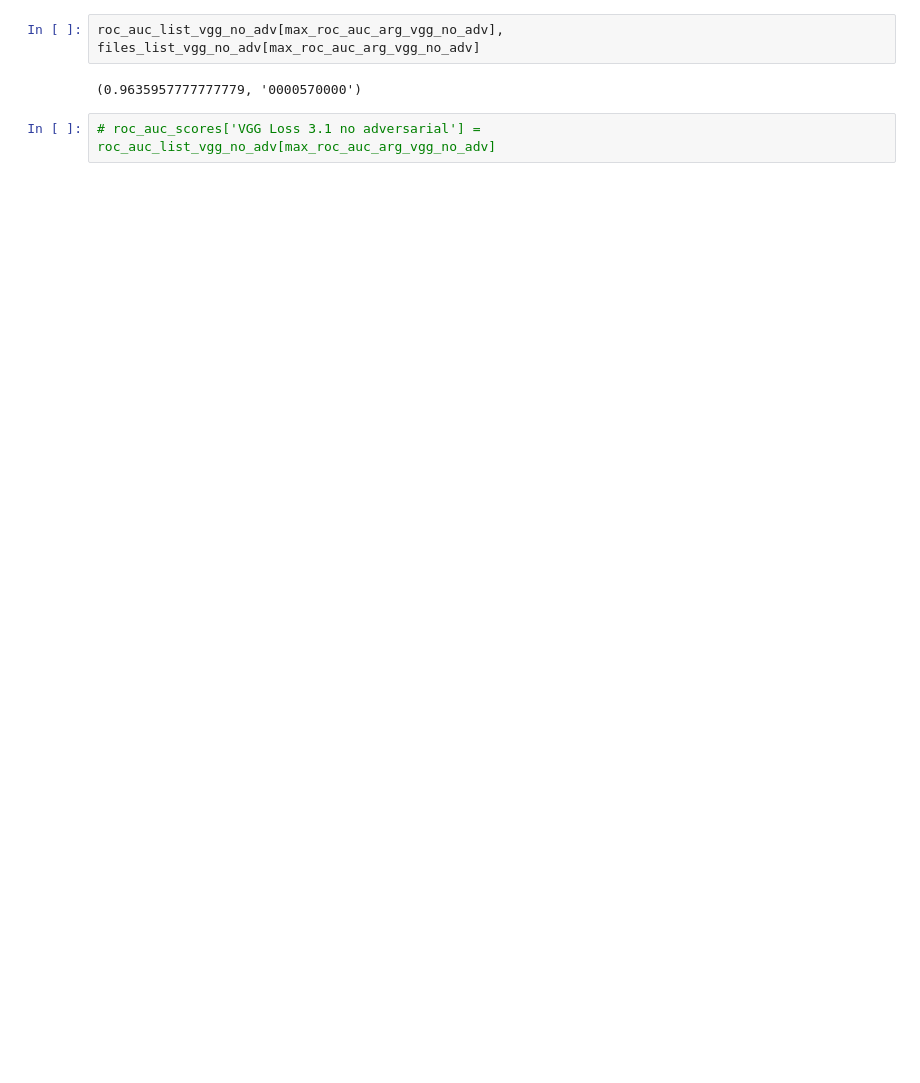
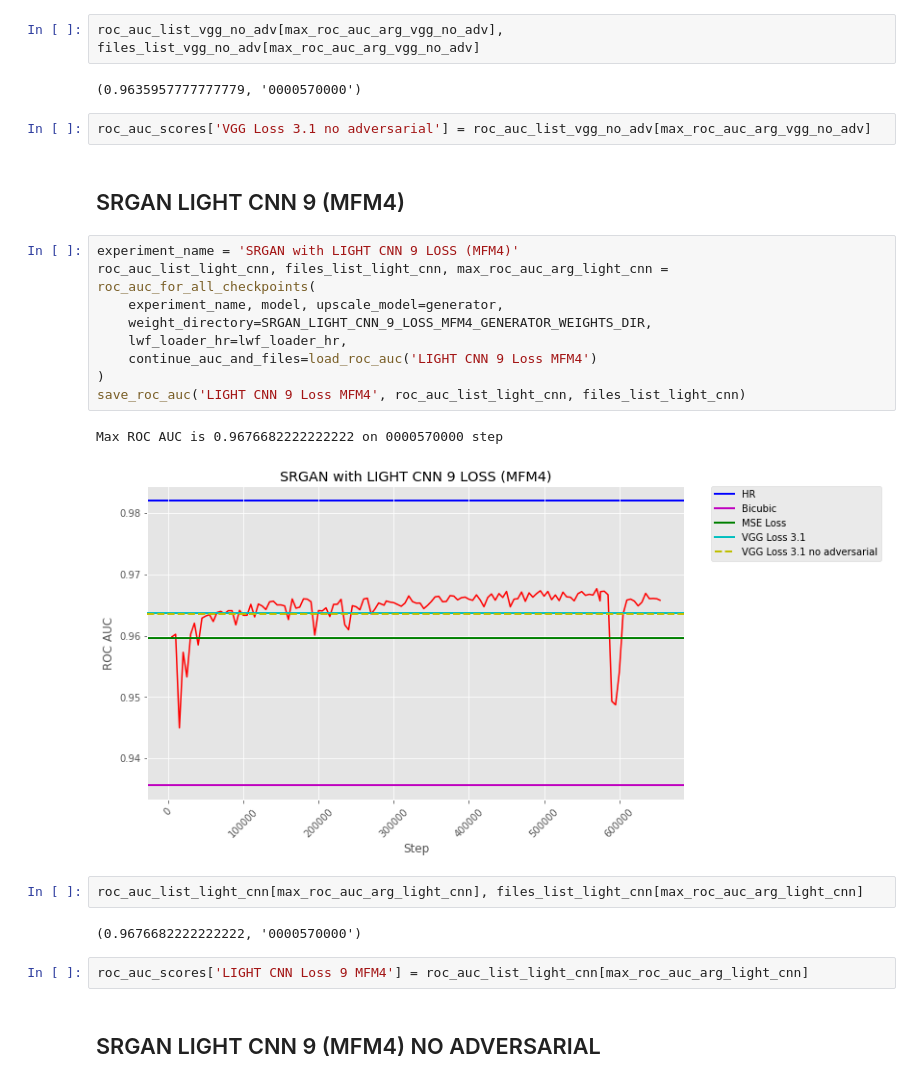
Before and after one commit to Alpus/face_super_resolution, a Jupyter notebook: recognition_test.ipynb, the cells around one changed output. Drawn from its saved outputs; the diff is of its cells as text; blank space fills up the shorter version.

Commit message:
Add new experiments
* Fix light cnn loss experiment
* Add code for no adversarial light cnn loss

```diff
--- a/recognition_test.ipynb
+++ b/recognition_test.ipynb
@@ -368,4 +349,26 @@ roc_auc_list_vgg_no_adv[max_roc_auc_arg_vgg_no_adv], files_list_vgg_no_adv[max_r
 # %% [output]
 (0.9635957777777779, '0000570000')
 # %%
-# roc_auc_scores['VGG Loss 3.1 no adversarial'] = roc_auc_list_vgg_no_adv[max_roc_auc_arg_vgg_no_adv]
+roc_auc_scores['VGG Loss 3.1 no adversarial'] = roc_auc_list_vgg_no_adv[max_roc_auc_arg_vgg_no_adv]
+# %% [markdown]
+## SRGAN LIGHT CNN 9 (MFM4)
+# %%
+experiment_name = 'SRGAN with LIGHT CNN 9 LOSS (MFM4)'
+roc_auc_list_light_cnn, files_list_light_cnn, max_roc_auc_arg_light_cnn = roc_auc_for_all_checkpoints(
+    experiment_name, model, upscale_model=generator,
+    weight_directory=SRGAN_LIGHT_CNN_9_LOSS_MFM4_GENERATOR_WEIGHTS_DIR,
+    lwf_loader_hr=lwf_loader_hr,
+    continue_auc_and_files=load_roc_auc('LIGHT CNN 9 Loss MFM4')
+)
+save_roc_auc('LIGHT CNN 9 Loss MFM4', roc_auc_list_light_cnn, files_list_light_cnn)
+# %% [output]
+Max ROC AUC is 0.9676682222222222 on 0000570000 step
+[figure, added]
+# %%
+roc_auc_list_light_cnn[max_roc_auc_arg_light_cnn], files_list_light_cnn[max_roc_auc_arg_light_cnn]
+# %% [output]
+(0.9676682222222222, '0000570000')
+# %%
+roc_auc_scores['LIGHT CNN Loss 9 MFM4'] = roc_auc_list_light_cnn[max_roc_auc_arg_light_cnn]
+# %% [markdown]
+## SRGAN LIGHT CNN 9 (MFM4) NO ADVERSARIAL
```
Also changed, not shown: parts of 9 cells of this notebook, 4 other files.
